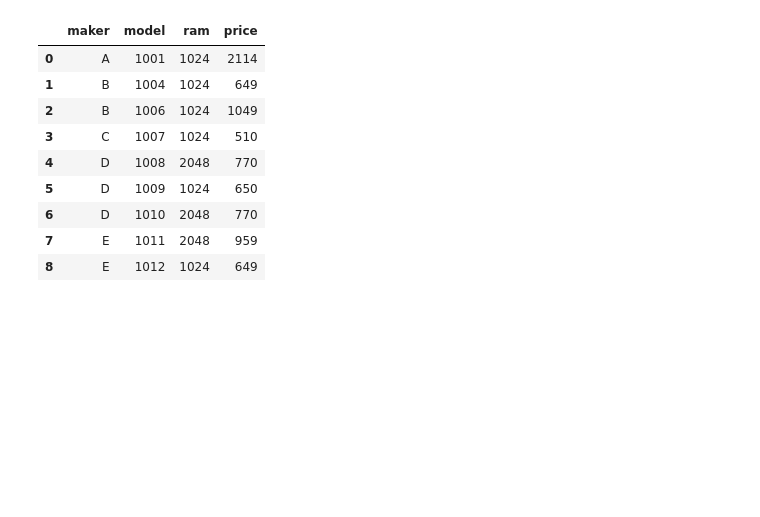
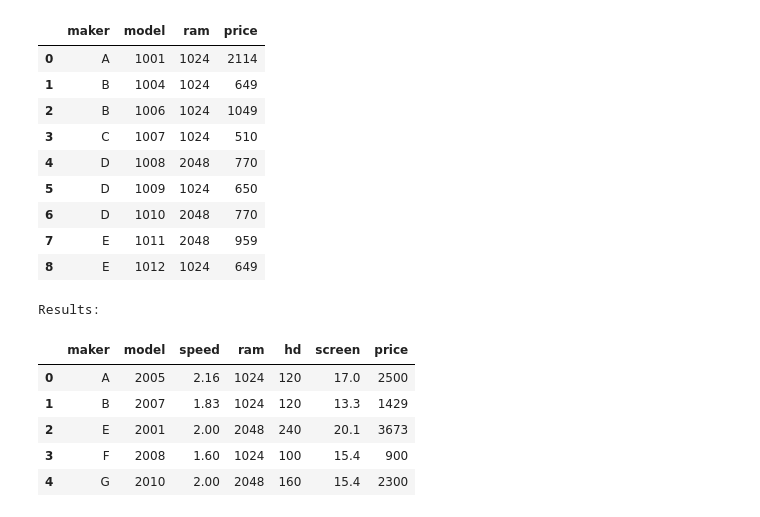
Before and after one commit to pradeepti239/DB_withNeon, a Jupyter notebook: c226f25_DBwithNEONandColab.ipynb, the cells around one changed output. Cells and saved outputs as stored; diff of their text form; code cells hidden in the pictures; blank space fills up the shorter version.

```diff
--- a/c226f25_DBwithNEONandColab.ipynb
+++ b/c226f25_DBwithNEONandColab.ipynb
@@ -100,3 +100,24 @@ Results:
 | 6 | D | 1010 | 2048 | 770 |
 | 7 | E | 1011 | 2048 | 959 |
 | 8 | E | 1012 | 1024 | 649 |
+# %%
+# Example 5: Display the maker of Laptops with atleat 100gb.
+with engine.connect() as conn:
+    counts_sql = """
+      SELECT p.maker, p.model, l.speed, l.ram, l.hd, l.screen, l.price FROM
+      product p JOIN laptop l on p.model = l.model
+      WHERE l.hd>=100;
+    """
+    result = pd.read_sql_query(text(counts_sql), conn)
+
+# Display results
+print("Results:")
+display(result)
+# %% [output]
+Results:
+|  | maker | model | speed | ram | hd | screen | price |
+| 0 | A | 2005 | 2.16 | 1024 | 120 | 17.0 | 2500 |
+| 1 | B | 2007 | 1.83 | 1024 | 120 | 13.3 | 1429 |
+| 2 | E | 2001 | 2.00 | 2048 | 240 | 20.1 | 3673 |
+| 3 | F | 2008 | 1.60 | 1024 | 100 | 15.4 | 900 |
+| 4 | G | 2010 | 2.00 | 2048 | 160 | 15.4 | 2300 |
```
Also changed, not shown: parts of 1 cell of this notebook.
